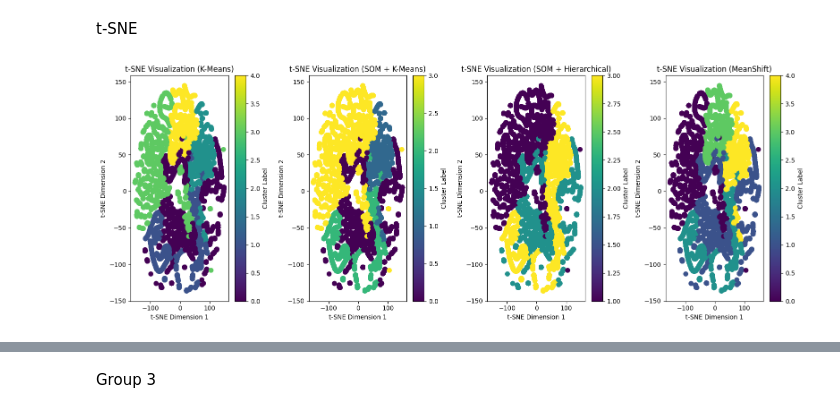
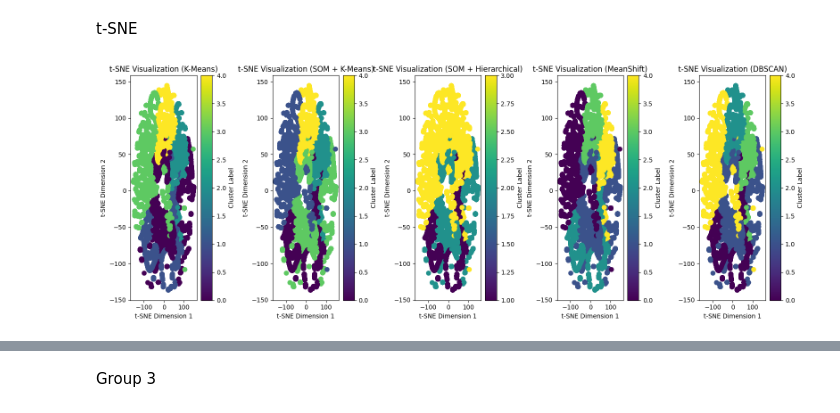
Before and after one commit to gugaaa1904/Data_Mining, a Jupyter notebook: Group 51 Clustering.ipynb, the cells around one changed output, grey strips where cells are left out. Drawn from its saved outputs; the diff is of its cells as text; code cells hidden in the pictures.

```diff
--- a/Group 51 Clustering.ipynb
+++ b/Group 51 Clustering.ipynb
@@ -1082,18 +767,2 @@ The hierarchical clustering approach produced consistent and interpretable clust
 # %% [markdown]
 Meanshift
-# %%
-from sklearn.cluster import MeanShift, estimate_bandwidth
-import numpy as np
-
-# Estimate the bandwidth for MeanShift
-bandwidth = estimate_bandwidth(group_2, quantile=0.2, n_samples=1000)
-
-# Apply MeanShift
-mean_shift = MeanShift(bandwidth=bandwidth, bin_seeding=True)
-mean_shift_labels = mean_shift.fit_predict(group_2)
-
-# Add the cluster labels back to the original group_2 DataFrame
-group_2['mean_shift_cluster'] = mean_shift_labels
-
-# Display the number of clusters found
-print(f"Number of clusters identified by MeanShift: {len(np.unique(mean_shift_labels))}")
@@ -1106,0 +801,23 @@ See the caveats in the documentation: https://pandas.pydata.org/pandas-docs/stab
+# %%
+# Apply DBSCAN
+dbscan = DBSCAN(eps=eps, min_samples=min_samples)
+group_2['dbscan_cluster'] = dbscan.fit_predict(group_2)
+
+# Count clusters (excluding noise)
+n_clusters = len(np.unique(group_2['dbscan_cluster'])) - (1 if -1 in group_2['dbscan_cluster'] else 0)
+print(f"Group 2 (Spending Behavior) - Number of clusters identified by DBSCAN: {n_clusters}")
+
+# Plot DBSCAN clusters
+plt.figure(figsize=(8, 6))
+for cluster in np.unique(group_2['dbscan_cluster']):
+    if cluster == -1:
+        cluster_points = group_2[group_2['dbscan_cluster'] == cluster]
+        plt.scatter(cluster_points.iloc[:, 0], cluster_points.iloc[:, 1], color='gray', s=10, label='Noise')
+    else:
+        cluster_points = group_2[group_2['dbscan_cluster'] == cluster]
+        plt.scatter(cluster_points.iloc[:, 0], cluster_points.iloc[:, 1], s=50, label=f'Cluster {cluster}')
+plt.title("DBSCAN Clustering (Group 2: Spending Behavior)")
+plt.xlabel("Feature 1")
+plt.ylabel("Feature 2")
+plt.legend()
+plt.show()
@@ -1108,30 +833,32 @@ See the caveats in the documentation: https://pandas.pydata.org/pandas-docs/stab
 t-SNE
 # %%
 # Update cluster_results for group_2
+# Update cluster_results for group_1
 cluster_results_group_2 = {
     'K-Means': group_2['kmeans_cluster'].values,
     'SOM + K-Means': group_2['som_cluster'].values,
     'SOM + Hierarchical': group_2['som_hierarchical_cluster'].values,
-    'MeanShift': group_2['mean_shift_cluster'].values
+    'MeanShift': group_2['mean_shift_cluster'].values,
+    'DBSCAN': group_2['dbscan_cluster'].values
 }
 
 # Apply t-SNE for dimensionality reduction
 tsne = TSNE(n_components=2, perplexity=30, random_state=42)
-group_2_tsne = tsne.fit_transform(group_2.drop(['kmeans_cluster', 'som_cluster', 'som_hierarchical_cluster', 'mean_shift_cluster'], axis=1))
+group_2_tsne = tsne.fit_transform(group_2.drop(['kmeans_cluster', 'som_cluster', 'som_hierarchical_cluster', 'mean_shift_cluster', 'dbscan_cluster'], axis=1))
 
 # Plot t-SNE results for each clustering method
 fig, axes = plt.subplots(1, len(cluster_results_group_2), figsize=(16, 6))
 if len(cluster_results_group_2) == 1:
     axes = [axes]  # Ensure compatibility for single subplot
 
 for i, (method, labels) in enumerate(cluster_results_group_2.items()):
     scatter = axes[i].scatter(group_2_tsne[:, 0], group_2_tsne[:, 1], c=labels, cmap='viridis', s=50)
     axes[i].set_title(f't-SNE Visualization ({method})')
     axes[i].set_xlabel('t-SNE Dimension 1')
     axes[i].set_ylabel('t-SNE Dimension 2')
     plt.colorbar(scatter, ax=axes[i], label='Cluster Label')
 
 plt.tight_layout()
 plt.show()
 # %% [output]
-[figure, old version]
+[figure, new version]
```
Also changed, not shown: parts of 41 cells of this notebook.
